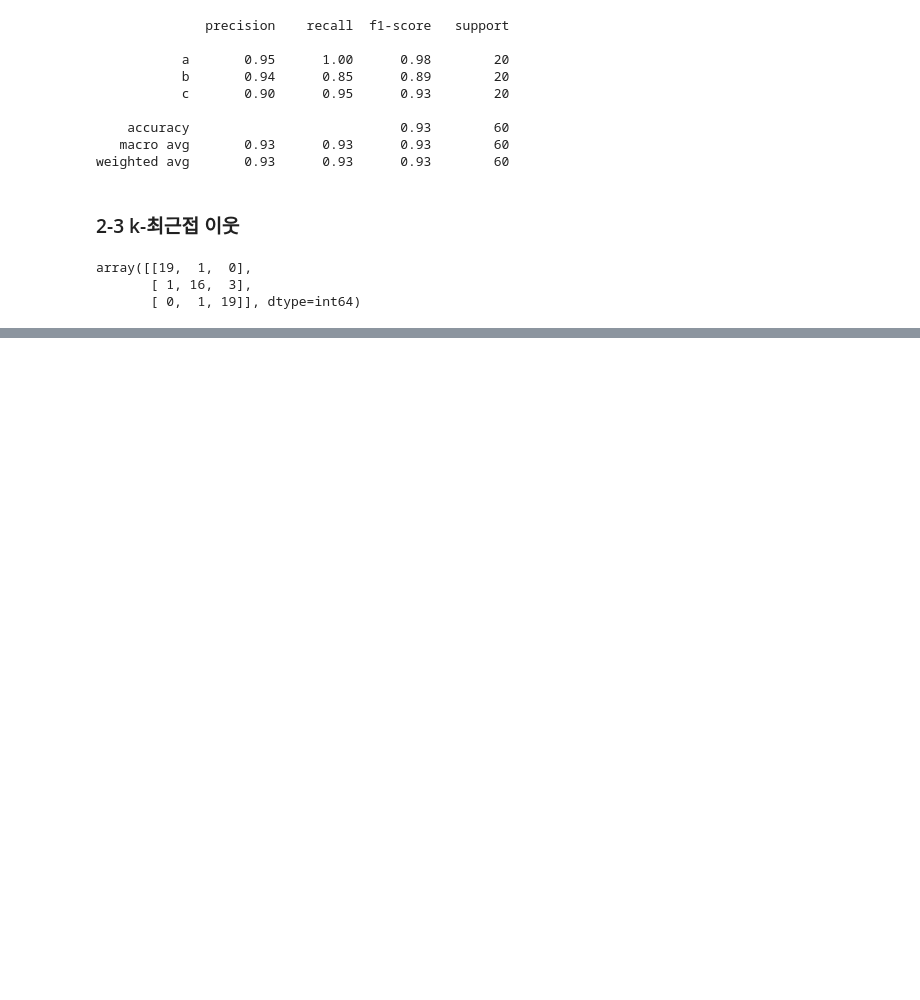
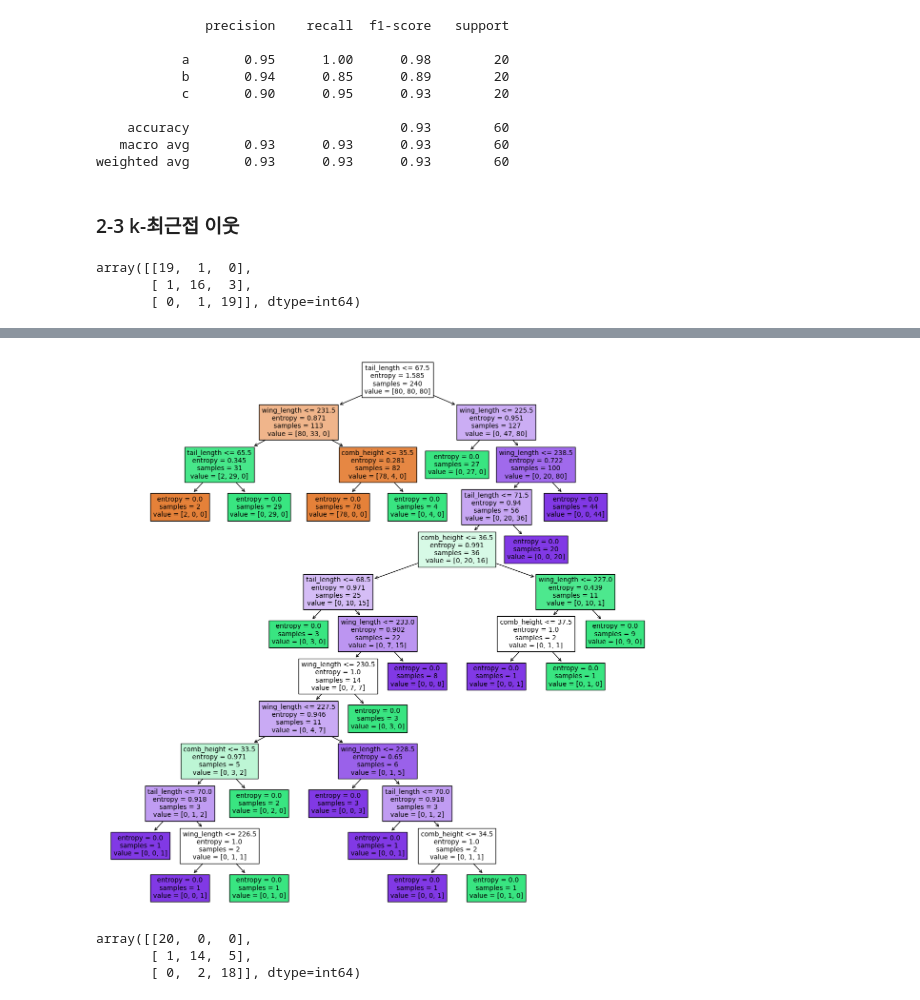
Before and after one commit to kusool72/python, a Jupyter notebook: 현장에서 바로 써먹는 데이터분석.ipynb, the cells around one changed output, grey strips where cells are left out. Cells and saved outputs as stored; diff of their text form; code cells hidden in the pictures; blank space fills up the shorter version.

```diff
--- a/현장에서 바로 써먹는 데이터분석.ipynb
+++ b/현장에서 바로 써먹는 데이터분석.ipynb
@@ -904,0 +967,5 @@ array([[19,  1,  0],
+# %%
+# 모델 구축(분할 기준:entropy) 및 학습
+model_tree2 = DecisionTreeClassifier(criterion='entropy').fit(x_train, y_train)
+y_pred_tree2 = model_tree2.predict(x_test)
+confusion_matrix(y_test, y_pred_tree2)
@@ -904,0 +988,17 @@ array([[19,  1,  0],
+# %%
+# 트리 그리기
+import matplotlib.pyplot as plt
+plt.figure(figsize=(15,15))
+plot_tree(model_tree2, feature_names = ['wing_length','tail_length','comb_height'], filled = True)
+plt.show()
+# %% [output]
+[figure, added]
+# %%
+# 모델구축(분할기준:entropy, 최대길이:3) 및 학습
+model_tree3 = DecisionTreeClassifier(criterion='entropy', max_depth=3).fit(x_train, y_train)
+y_pred_tree3 = model_tree3.predict(x_test)
+confusion_matrix(y_test, y_pred_tree3)
+# %% [output]
+array([[20,  0,  0],
+       [ 1, 14,  5],
+       [ 0,  2, 18]], dtype=int64)
```
Also changed, not shown: parts of 43 cells of this notebook.
